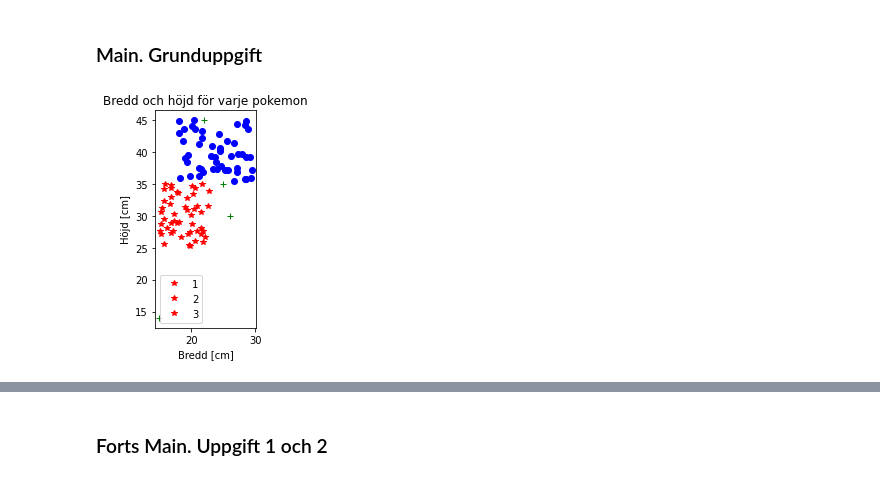
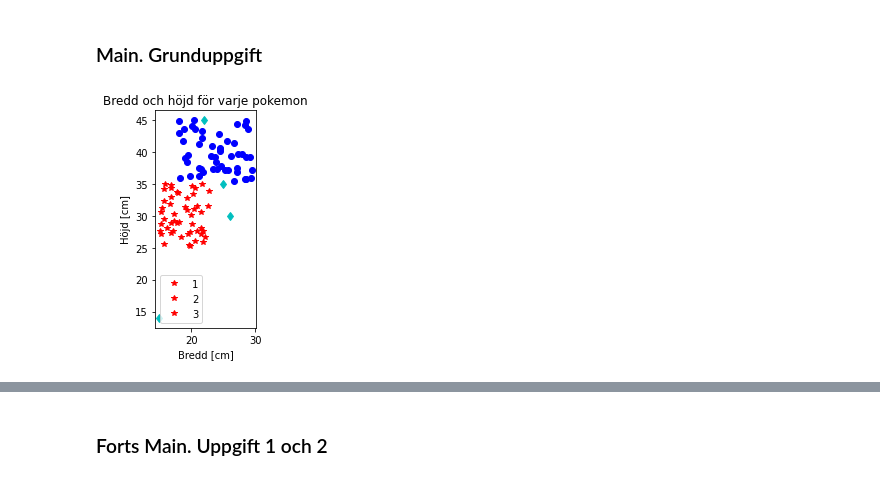
Before and after one commit to Erik-M-Larsson/python-programming-Erik-Larsson, a Jupyter notebook: Labs/lab2.ipynb, the cells around one changed output, grey strips where cells are left out. Cells and saved outputs as stored; diff of their text form; code cells hidden in the pictures.

```diff
--- a/Labs/lab2.ipynb
+++ b/Labs/lab2.ipynb
@@ -317,22 +339,22 @@ print(te_p)
 # %%
 # Main
 #Grundupgift
 
 # Sökvägar till filer
 path_pichu = "files/pichu.txt"
 path_pikachu = "files/pikachu.txt"
 path_test = "files/test_points.txt"
 
 # Läs in textfiler med data
 punkter_pichu = poke_lasin(path_pichu)
 punkter_pikachu = poke_lasin(path_pikachu)
 punkter_test = testpunkter_lasin(path_test)
 
 # Plotta alla punkter i en figur <---------------------- funktion?
 plot_punkter( punkter_pichu, "r*")
 plot_punkter( punkter_pikachu, "bo")
-plot_punkter( punkter_test, "g+")
+plot_punkter( punkter_test, "cd")
 plt.show()
 print("\n")
 # %% [output]
-[figure, old version]
+[figure, new version]
```
Also changed, not shown: parts of 9 cells of this notebook.
